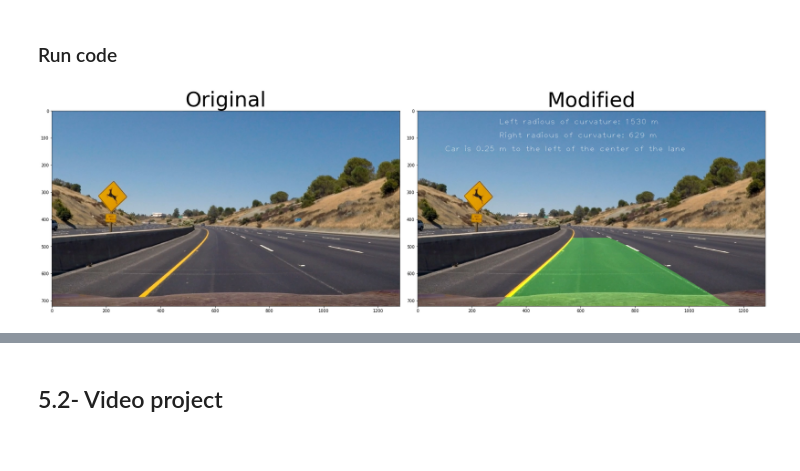
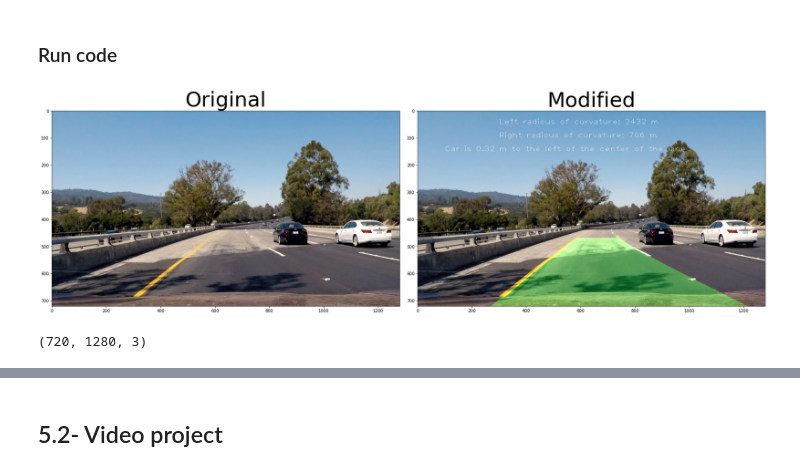
Before and after one commit to FrJV/Udacity_Project_Advance_Lane_Finding, a Jupyter notebook: Test_video.ipynb, the cells around one changed output, grey strips where cells are left out. Saved outputs shown, nothing was run; the diff lists cells and outputs as text; code cells hidden in the pictures.

```diff
--- a/Test_video.ipynb
+++ b/Test_video.ipynb
@@ -396,11 +439,15 @@ left_line = Line(nwindows, margin, minpix, xm_per_pix, ym_per_pix)
 # %% [markdown]
 ### Run code
 # %%
-image = cv2.imread('test_images/test2.jpg')
+image = mpimg.imread('test_images/test4.jpg')
 result = pipeline(image)
-cal.compare_images(image, result, 0, None, 'BGR', 'BGR')
+cal.compare_images(image, result, 0, None, 'RGB', 'RGB')
 # %% [output]
-[figure, old version]
+[figure, new version]
+# %%
+result.shape
+# %% [output]
+(720, 1280, 3)
 # %%
 print(left_line.exists)
 print(right_line.exists)
```
Also changed, not shown: parts of 13 cells of this notebook, 5 other files.
